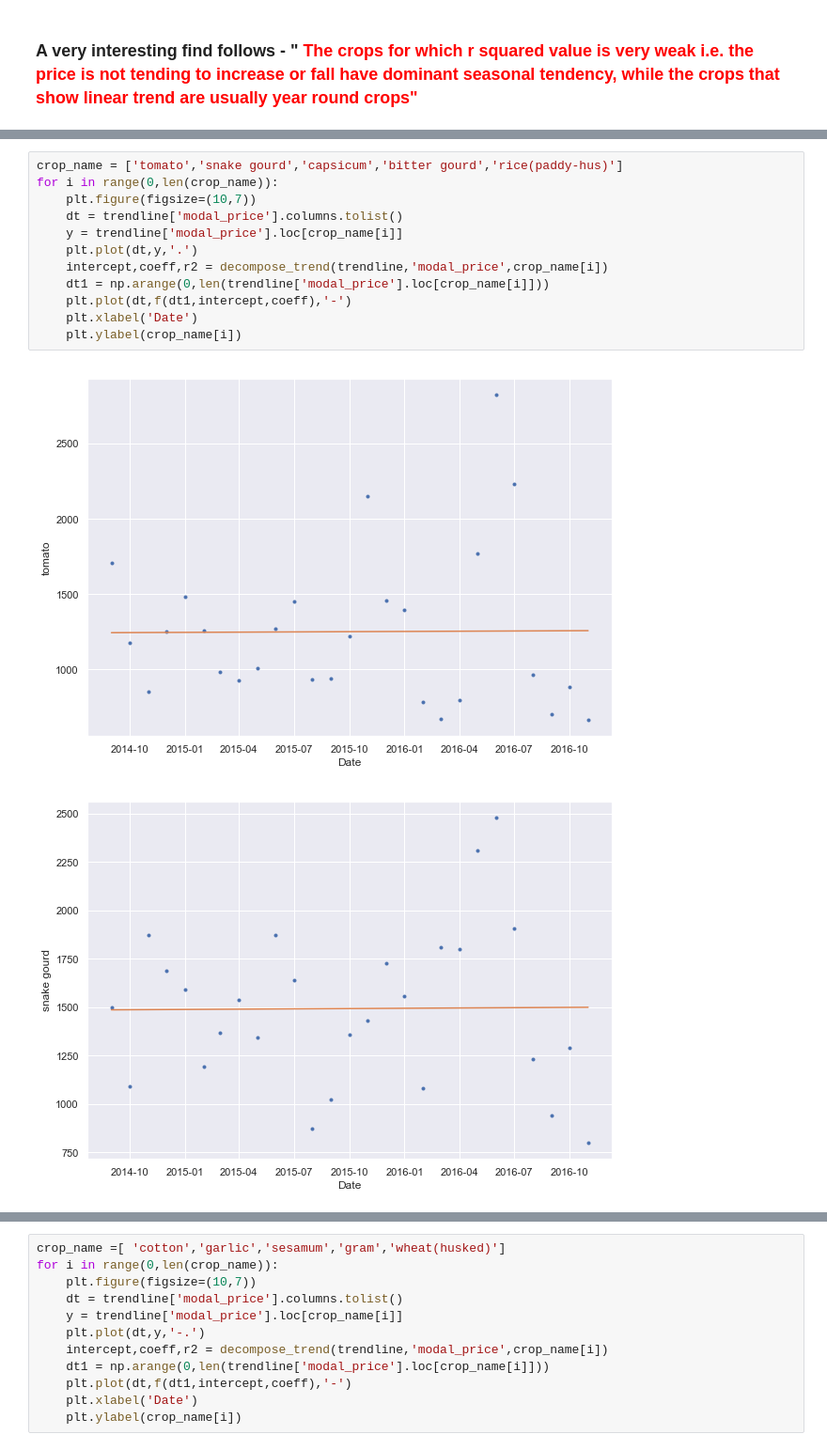
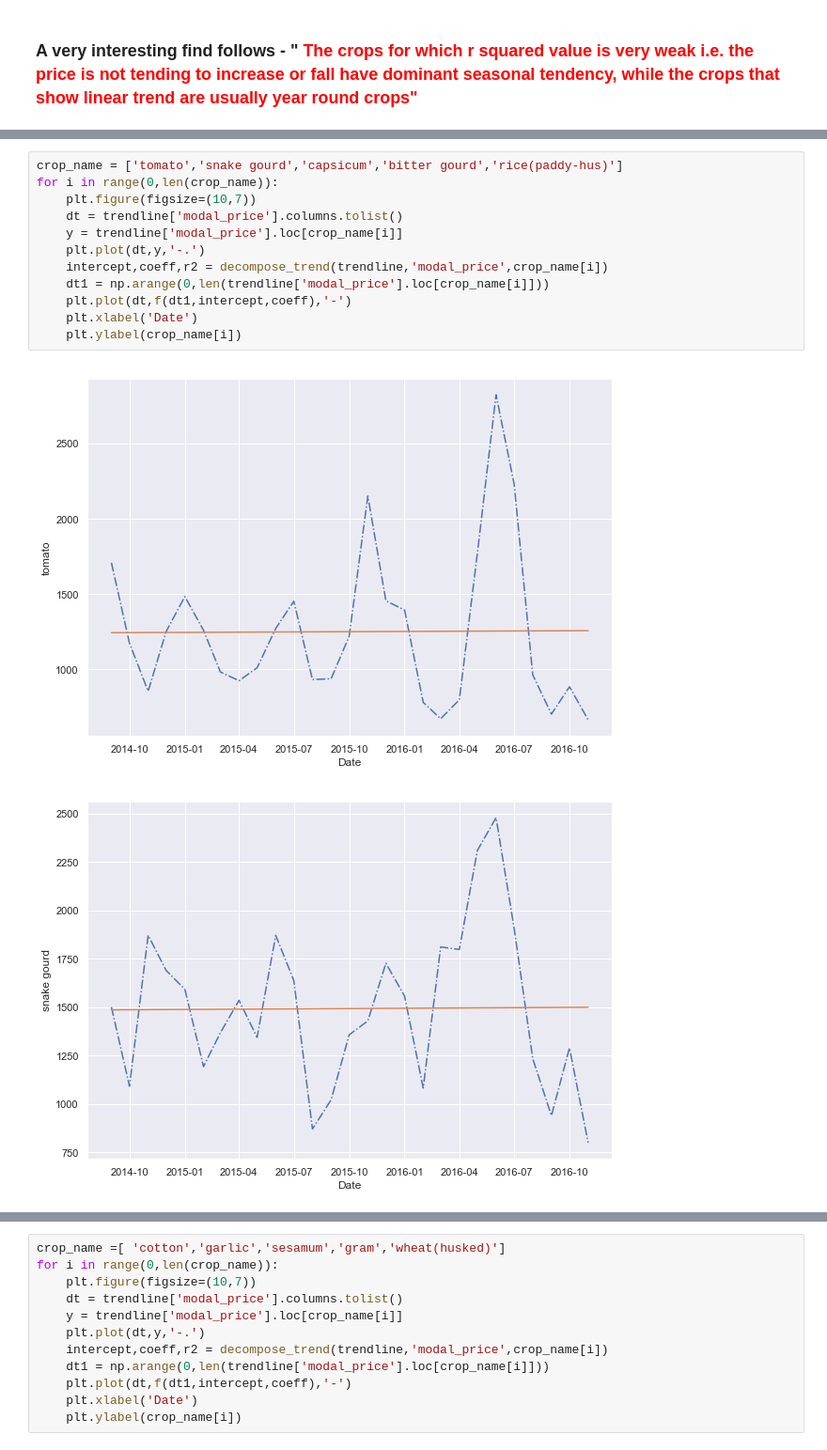
Before and after one commit to joshi-vipul/maharashtra_mandi, a Jupyter notebook: multiplicative_model.ipynb, the cells around one changed output, grey strips where cells are left out. Shown: that part at 94% size. Saved outputs shown, nothing was run; the diff lists cells and outputs as text.

```diff
--- a/multiplicative_model.ipynb
+++ b/multiplicative_model.ipynb
@@ -483,15 +420,15 @@ line_coeff[line_coeff['r2_score']>0.].tail()
 # %%
 crop_name = ['tomato','snake gourd','capsicum','bitter gourd','rice(paddy-hus)']
 for i in range(0,len(crop_name)):
     plt.figure(figsize=(10,7))
     dt = trendline['modal_price'].columns.tolist()
     y = trendline['modal_price'].loc[crop_name[i]]
-    plt.plot(dt,y,'.')
+    plt.plot(dt,y,'-.')
     intercept,coeff,r2 = decompose_trend(trendline,'modal_price',crop_name[i])
     dt1 = np.arange(0,len(trendline['modal_price'].loc[crop_name[i]]))
     plt.plot(dt,f(dt1,intercept,coeff),'-')
     plt.xlabel('Date')
     plt.ylabel(crop_name[i])
 # %% [output]
-[figure, old version]
+[figure, new version]
-[figure, old version]
+[figure, new version]
```
Also changed, not shown: parts of 10 cells of this notebook, 1 other file.
